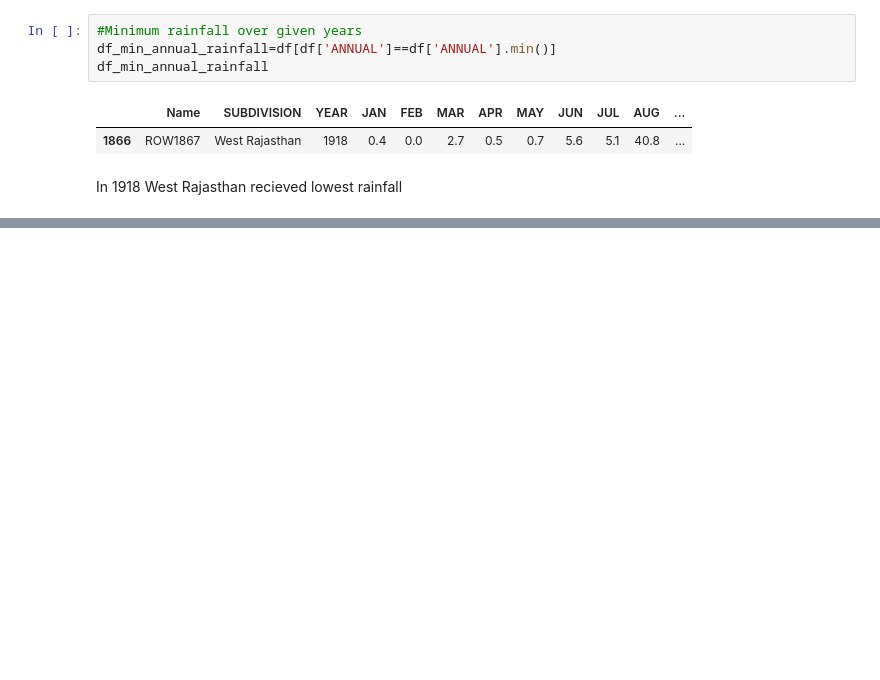
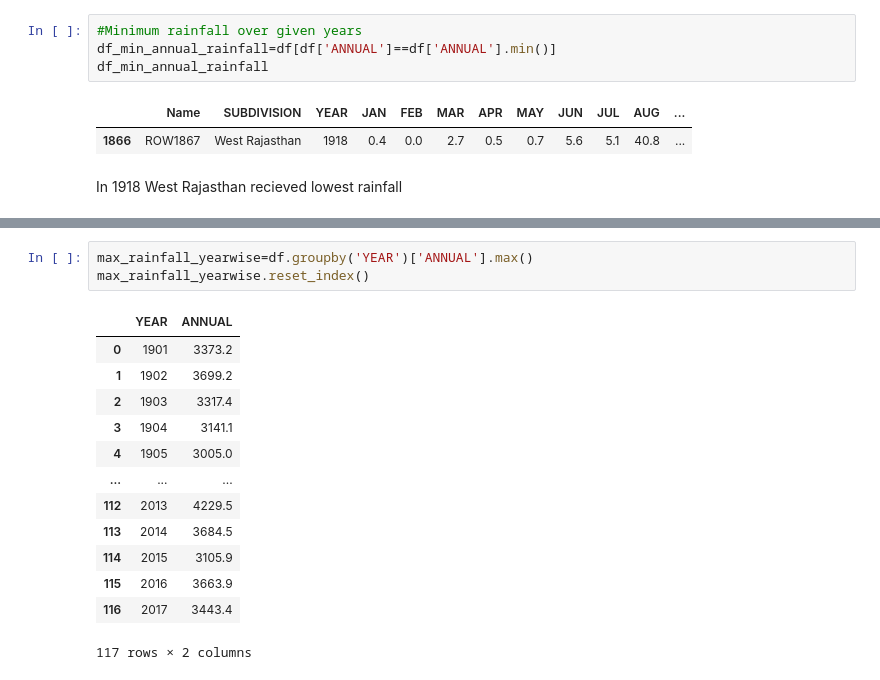
Before and after one commit to sammed97/Data-Analysis, a Jupyter notebook: Data_Analysis_Rainfall_in_India.ipynb, the cells around one changed output, grey strips where cells are left out. Saved outputs shown, nothing was run; the diff lists cells and outputs as text; blank space fills up the shorter version.

```diff
--- a/Data_Analysis_Rainfall_in_India.ipynb
+++ b/Data_Analysis_Rainfall_in_India.ipynb
@@ -205,0 +211,17 @@ df_1
+# %%
+max_rainfall_yearwise=df.groupby('YEAR')['ANNUAL'].max()
+max_rainfall_yearwise.reset_index()
+# %% [output]
+|  | YEAR | ANNUAL |
+| 0 | 1901 | 3373.2 |
+| 1 | 1902 | 3699.2 |
+| 2 | 1903 | 3317.4 |
+| 3 | 1904 | 3141.1 |
+| 4 | 1905 | 3005.0 |
+| ... | ... | ... |
+| 112 | 2013 | 4229.5 |
+| 113 | 2014 | 3684.5 |
+| 114 | 2015 | 3105.9 |
+| 115 | 2016 | 3663.9 |
+| 116 | 2017 | 3443.4 |
+117 rows × 2 columns
```
Also changed, not shown: parts of 6 cells of this notebook.
